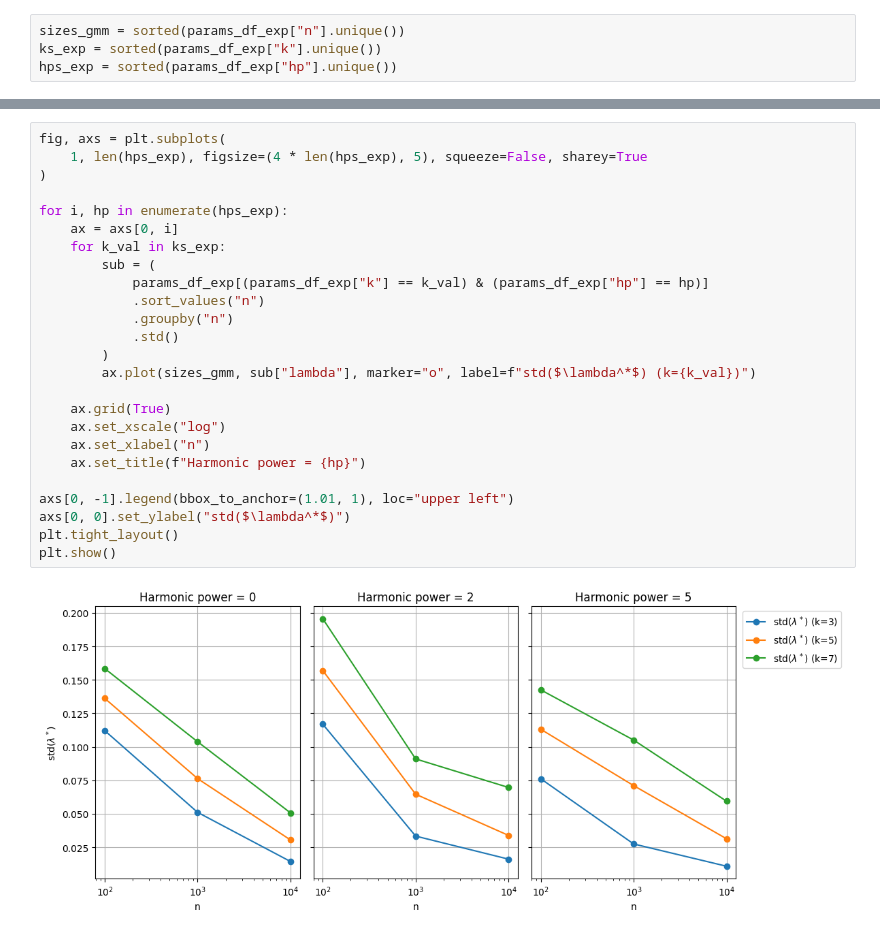
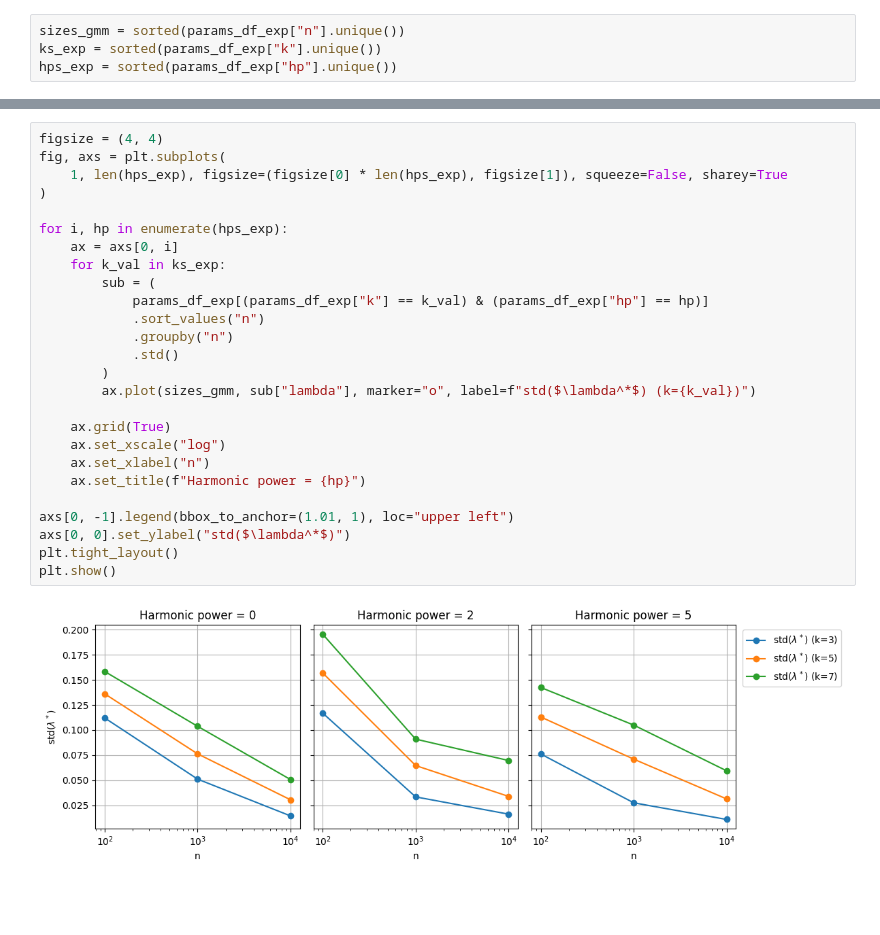
Before and after one commit to e1turin/ipkn-statistics, a Jupyter notebook: lab-3.ipynb, the cells around one changed output, grey strips where cells are left out. Drawn from its saved outputs; the diff is of its cells as text; blank space fills up the shorter version.

```diff
--- a/lab-3.ipynb
+++ b/lab-3.ipynb
@@ -432,27 +435,28 @@ plt.show()
 # %%
+figsize = (4, 4)
 fig, axs = plt.subplots(
-    1, len(hps_exp), figsize=(4 * len(hps_exp), 5), squeeze=False, sharey=True
+    1, len(hps_exp), figsize=(figsize[0] * len(hps_exp), figsize[1]), squeeze=False, sharey=True
 )
 
 for i, hp in enumerate(hps_exp):
     ax = axs[0, i]
     for k_val in ks_exp:
         sub = (
             params_df_exp[(params_df_exp["k"] == k_val) & (params_df_exp["hp"] == hp)]
             .sort_values("n")
             .groupby("n")
             .std()
         )
         ax.plot(sizes_gmm, sub["lambda"], marker="o", label=f"std($\lambda^*$) (k={k_val})")
 
     ax.grid(True)
     ax.set_xscale("log")
     ax.set_xlabel("n")
     ax.set_title(f"Harmonic power = {hp}")
 
 axs[0, -1].legend(bbox_to_anchor=(1.01, 1), loc="upper left")
 axs[0, 0].set_ylabel("std($\lambda^*$)")
 plt.tight_layout()
 plt.show()
 # %% [output]
-[figure, old version]
+[figure, new version]
```
Also changed, not shown: parts of 8 cells of this notebook.
